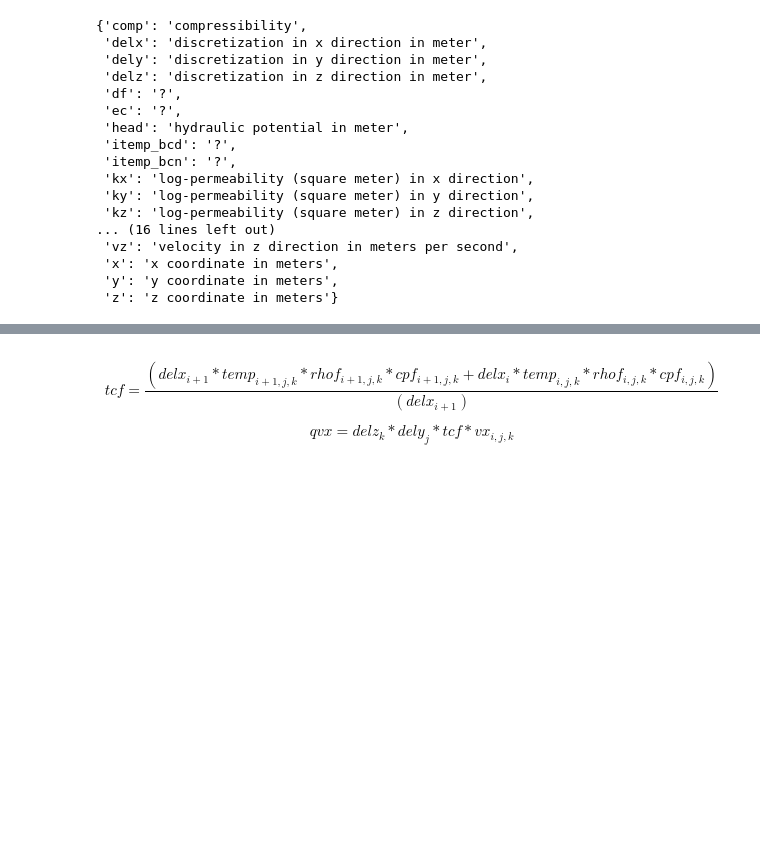
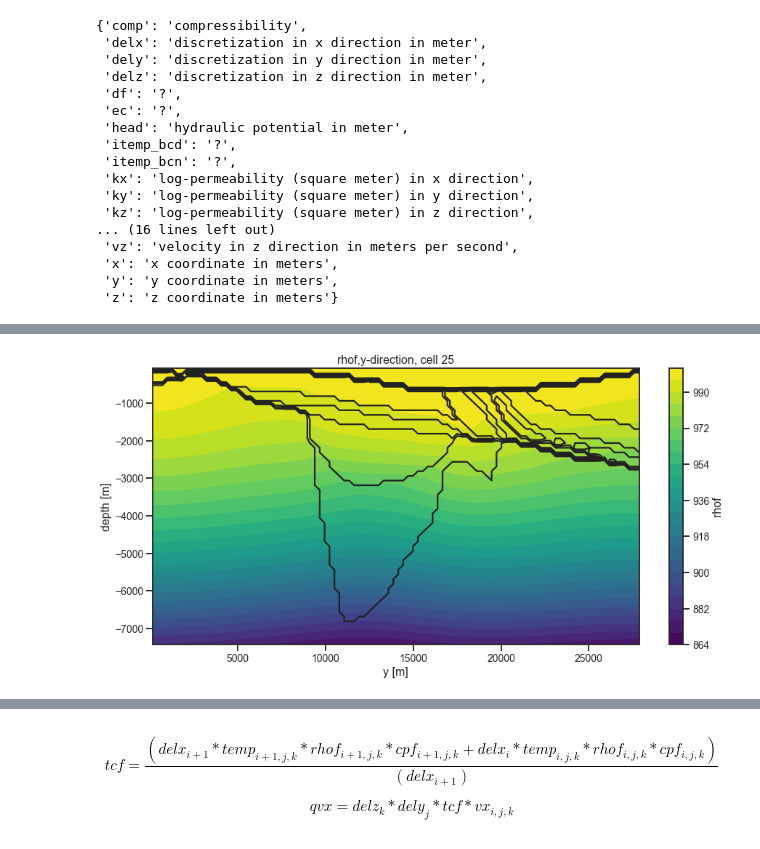
Before and after one commit to GEG-ETHZ/PSGeothermieAargau, a Jupyter notebook: examples/WP3-heat_transport/POC-HFD_calculation.ipynb, the cells around one changed output, grey strips where cells are left out. Saved outputs shown, nothing was run; the diff lists cells and outputs as text; code cells hidden in the pictures; blank space fills up the shorter version.

```diff
--- a/examples/WP3-heat_transport/POC-HFD_calculation.ipynb
+++ b/examples/WP3-heat_transport/POC-HFD_calculation.ipynb
@@ -508,0 +78,6 @@ list(model.keys())
+# %%
+# plot slice fluid density
+fig = plt.figure(figsize=[15,7])
+pp.plot_slice(model_path, parameter='rhof', direction='y', cell_number=25)
+# %% [output]
+[figure, added]
```
Also changed, not shown: parts of 37 cells of this notebook, 1 other file.
